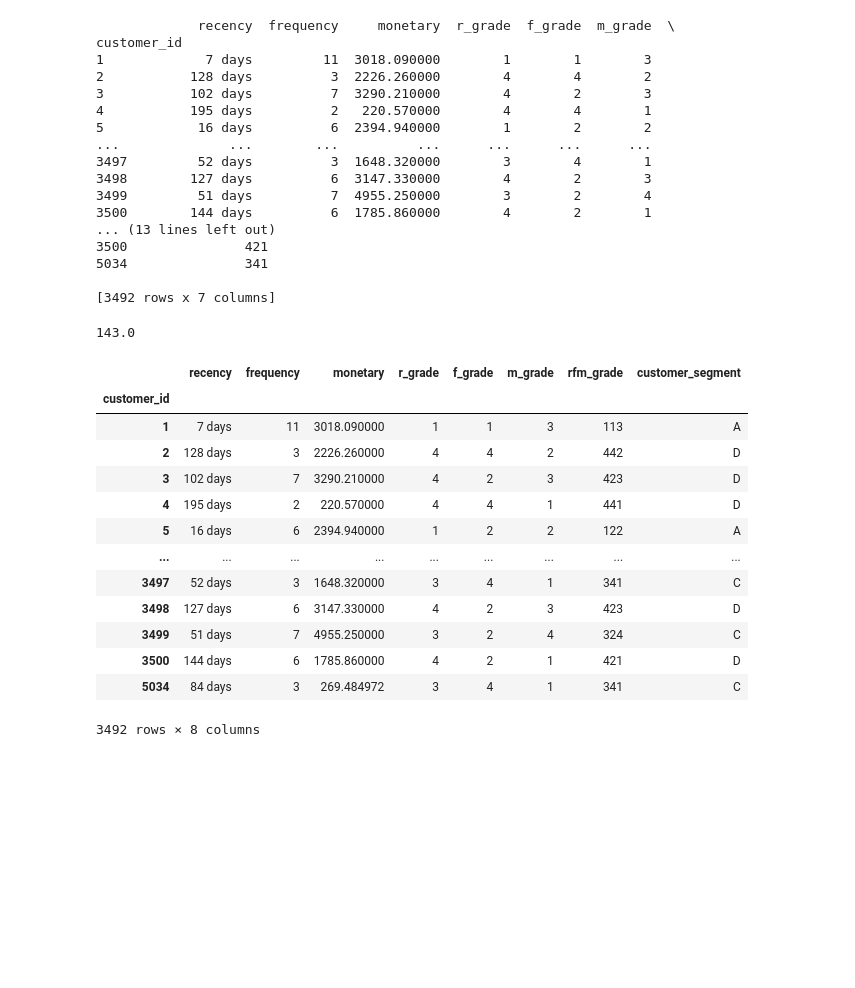
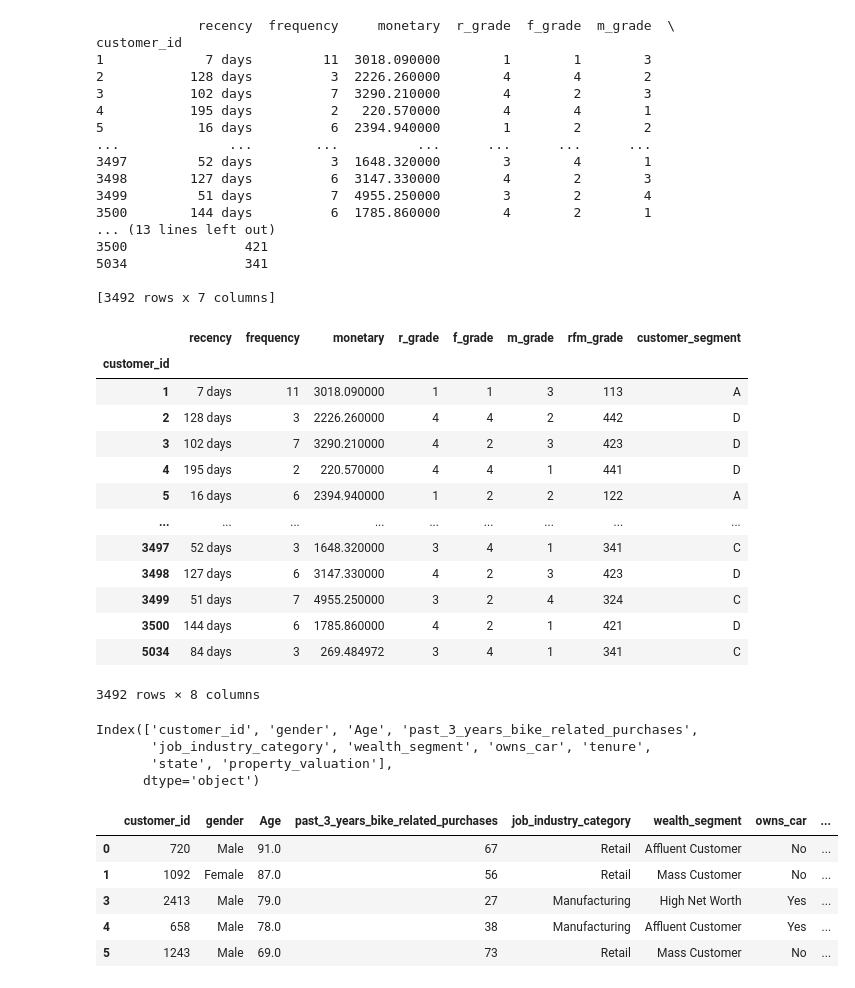
Before and after one commit to Yuxuanjojo/KPMG_virtual_internship, a Jupyter notebook: Code/KPMG_data_cleaning.ipynb, the cells around one changed output. Saved outputs shown, nothing was run; the diff lists cells and outputs as text; code cells hidden in the pictures; blank space fills up the shorter version.

```diff
--- a/Code/KPMG_data_cleaning.ipynb
+++ b/Code/KPMG_data_cleaning.ipynb
@@ -114,9 +115,9 @@ CustomerDemographic = CustomerDemographic.drop(CustomerDemographic[CustomerDemog
 infoCustomerDemo = CustomerDemographic[["customer_id", "gender","Age","past_3_years_bike_related_purchases", "job_industry_category", "wealth_segment", "owns_car", "tenure"]]
 infoTransactions = Transactions[["customer_id", "product_id", "transaction_date", "online_order", "order_status", "product_line", "product_class", "product_size", "Profit", "product_first_sold_date"]]
 infoAddress = CustomerAddress[["state", "property_valuation"]]
-combined_data1 = pd.merge(infoCustomerDemo, infoAddress, left_index=True, right_index=True)
+cust_demo_address = pd.merge(infoCustomerDemo, infoAddress, left_index=True, right_index=True)
 # combined_data2 = pd.merge(combined_data1, infoAddress, left_index=True, right_index=True)
-combined_data1.dropna()
+cust_demo_address.dropna()
 infoTransactions.dropna()
 # combined_data1.info()
 # %% [output]
@@ -366,7 +367,7 @@ customer_id
 
 [3492 rows x 7 columns]
 # %%
-print(rfm.rfm_grade.quantile([0.25]).values[0])
+# print(rfm.rfm_grade.quantile([0.25]).values[0])
 customer_segment=[]
 for item in rfm.rfm_grade:
     if item <= rfm.rfm_grade.quantile([0.25]).values[0]:
@@ -380,18 +381,17 @@ for item in rfm.rfm_grade:
 rfm["customer_segment"] = customer_segment
 rfm
 # %% [output]
+|  | recency | frequency | monetary | r_grade | f_grade | m_grade | rfm_grade | customer_segment |
+| customer_id |  |  |  |  |  |  |  |  |
+| 1 | 7 days | 11 | 3018.090000 | 1 | 1 | 3 | 113 | A |
+| 2 | 128 days | 3 | 2226.260000 | 4 | 4 | 2 | 442 | D |
+| 3 | 102 days | 7 | 3290.210000 | 4 | 2 | 3 | 423 | D |
+| 4 | 195 days | 2 | 220.570000 | 4 | 4 | 1 | 441 | D |
+| 5 | 16 days | 6 | 2394.940000 | 1 | 2 | 2 | 122 | A |
+| ... | ... | ... | ... | ... | ... | ... | ... | ... |
+| 3497 | 52 days | 3 | 1648.320000 | 3 | 4 | 1 | 341 | C |
+| 3498 | 127 days | 6 | 3147.330000 | 4 | 2 | 3 | 423 | D |
+| 3499 | 51 days | 7 | 4955.250000 | 3 | 2 | 4 | 324 | C |
+| 3500 | 144 days | 6 | 1785.860000 | 4 | 2 | 1 | 421 | D |
+| 5034 | 84 days | 3 | 269.484972 | 3 | 4 | 1 | 341 | C |
-143.0
+3492 rows × 8 columns
-|  | recency | frequency | monetary | r_grade | f_grade | m_grade | rfm_grade | customer_segment |
-| customer_id |  |  |  |  |  |  |  |  |
-| 1 | 7 days | 11 | 3018.090000 | 1 | 1 | 3 | 113 | A |
-| 2 | 128 days | 3 | 2226.260000 | 4 | 4 | 2 | 442 | D |
-| 3 | 102 days | 7 | 3290.210000 | 4 | 2 | 3 | 423 | D |
-| 4 | 195 days | 2 | 220.570000 | 4 | 4 | 1 | 441 | D |
-| 5 | 16 days | 6 | 2394.940000 | 1 | 2 | 2 | 122 | A |
-| ... | ... | ... | ... | ... | ... | ... | ... | ... |
-| 3497 | 52 days | 3 | 1648.320000 | 3 | 4 | 1 | 341 | C |
-| 3498 | 127 days | 6 | 3147.330000 | 4 | 2 | 3 | 423 | D |
-| 3499 | 51 days | 7 | 4955.250000 | 3 | 2 | 4 | 324 | C |
-| 3500 | 144 days | 6 | 1785.860000 | 4 | 2 | 1 | 421 | D |
-| 5034 | 84 days | 3 | 269.484972 | 3 | 4 | 1 | 341 | C |
-3492 rows × 8 columns
@@ -399,0 +398,17 @@ rfm
+# %%
+cust_demo_address.columns
+# %% [output]
+Index(['customer_id', 'gender', 'Age', 'past_3_years_bike_related_purchases',
+       'job_industry_category', 'wealth_segment', 'owns_car', 'tenure',
+       'state', 'property_valuation'],
+      dtype='object')
+# %%
+cust_demo_address['age_level'] = ((round(cust_demo_address['Age'] / 10)) * 10).astype(int)
+cust_demo_address.head()
+# %% [output]
+|  | customer_id | gender | Age | past_3_years_bike_related_purchases | job_industry_category | wealth_segment | owns_car | ... |
+| 0 | 720 | Male | 91.0 | 67 | Retail | Affluent Customer | No | ... |
+| 1 | 1092 | Female | 87.0 | 56 | Retail | Mass Customer | No | ... |
+| 3 | 2413 | Male | 79.0 | 27 | Manufacturing | High Net Worth | Yes | ... |
+| 4 | 658 | Male | 78.0 | 38 | Manufacturing | Affluent Customer | Yes | ... |
+| 5 | 1243 | Male | 69.0 | 73 | Retail | Mass Customer | No | ... |
```
Also changed, not shown: parts of 2 cells of this notebook.
